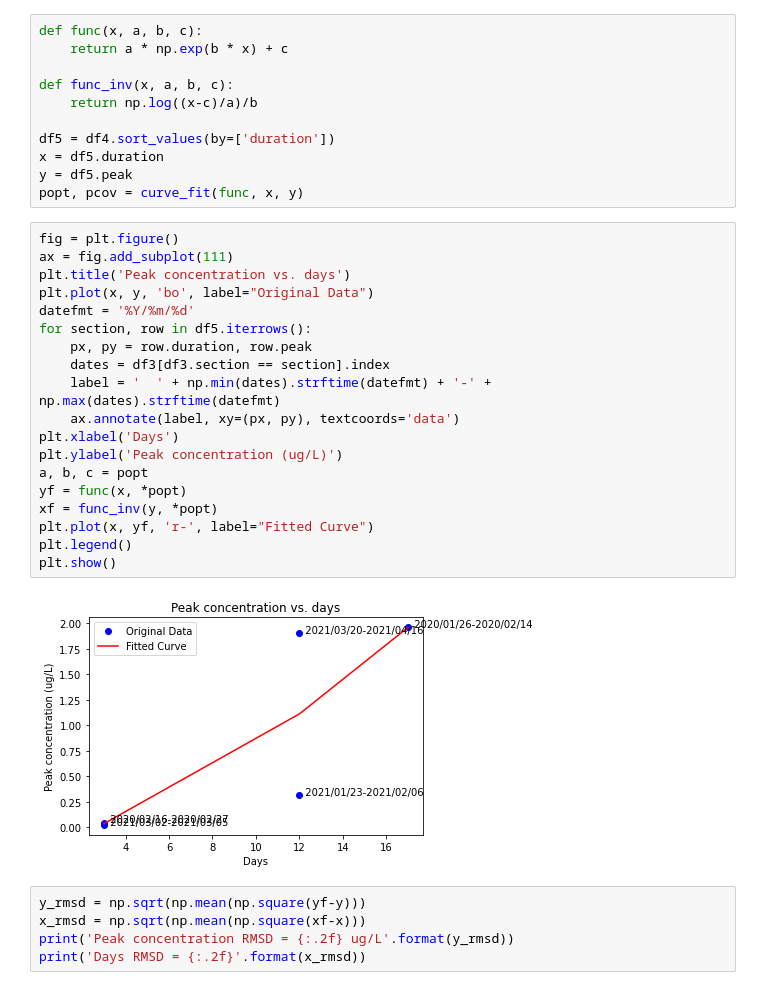
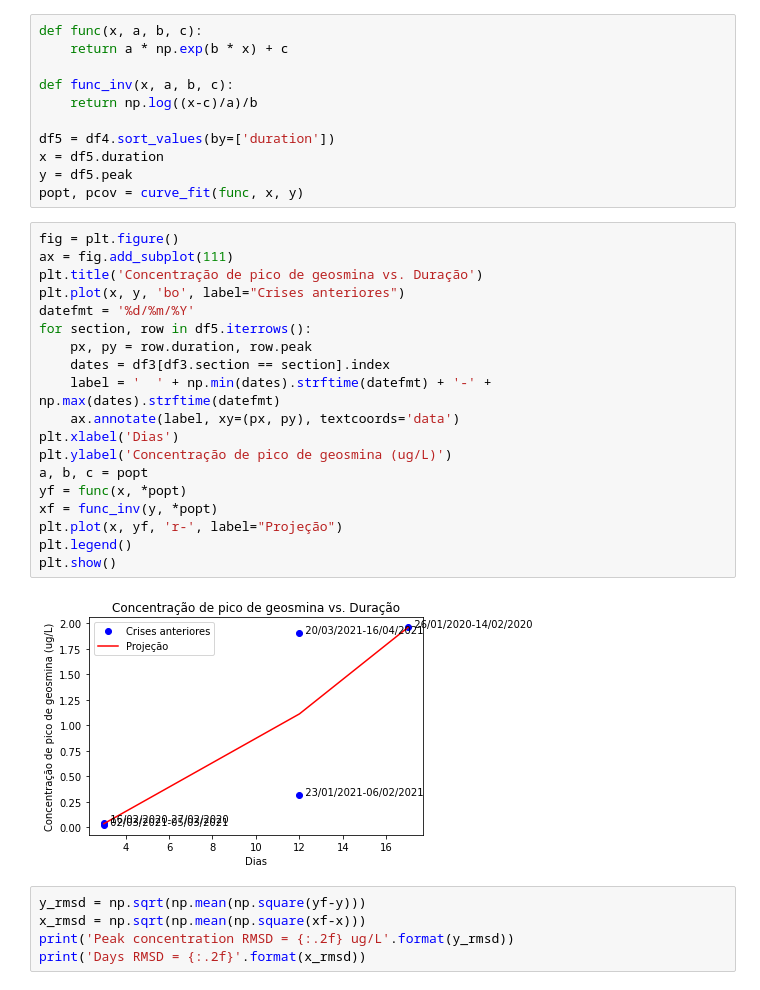
Before and after one commit to guidanoli/inf1032, a Jupyter notebook: guandu_geosmin_crisis_forecast.ipynb, the cells around one changed output. Drawn from its saved outputs; the diff is of its cells as text.

Commit message:
Update notebooks and add historic data notebook

```diff
--- a/guandu_geosmin_crisis_forecast.ipynb
+++ b/guandu_geosmin_crisis_forecast.ipynb
@@ -137,24 +137,24 @@ popt, pcov = curve_fit(func, x, y)
 # %%
 fig = plt.figure()
 ax = fig.add_subplot(111)
-plt.title('Peak concentration vs. days')
-plt.plot(x, y, 'bo', label="Original Data")
-datefmt = '%Y/%m/%d'
+plt.title('Concentração de pico de geosmina vs. Duração')
+plt.plot(x, y, 'bo', label="Crises anteriores")
+datefmt = '%d/%m/%Y'
 for section, row in df5.iterrows():
     px, py = row.duration, row.peak
     dates = df3[df3.section == section].index
     label = '  ' + np.min(dates).strftime(datefmt) + '-' + np.max(dates).strftime(datefmt)
     ax.annotate(label, xy=(px, py), textcoords='data')
-plt.xlabel('Days')
-plt.ylabel('Peak concentration (ug/L)')
+plt.xlabel('Dias')
+plt.ylabel('Concentração de pico de geosmina (ug/L)')
 a, b, c = popt
 yf = func(x, *popt)
 xf = func_inv(y, *popt)
-plt.plot(x, yf, 'r-', label="Fitted Curve")
+plt.plot(x, yf, 'r-', label="Projeção")
 plt.legend()
 plt.show()
 # %% [output]
-[figure, old version]
+[figure, new version]
 # %%
 y_rmsd = np.sqrt(np.mean(np.square(yf-y)))
 x_rmsd = np.sqrt(np.mean(np.square(xf-x)))
```
Also changed, not shown: parts of 1 cell of this notebook, 2 other files.
